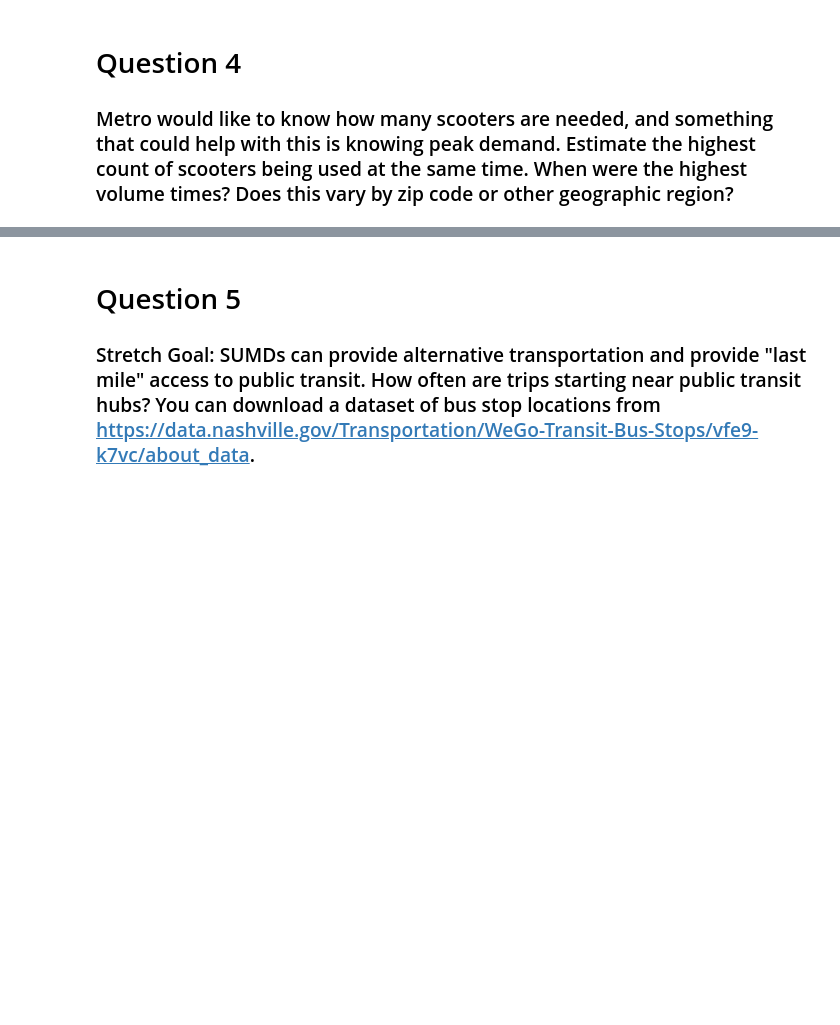
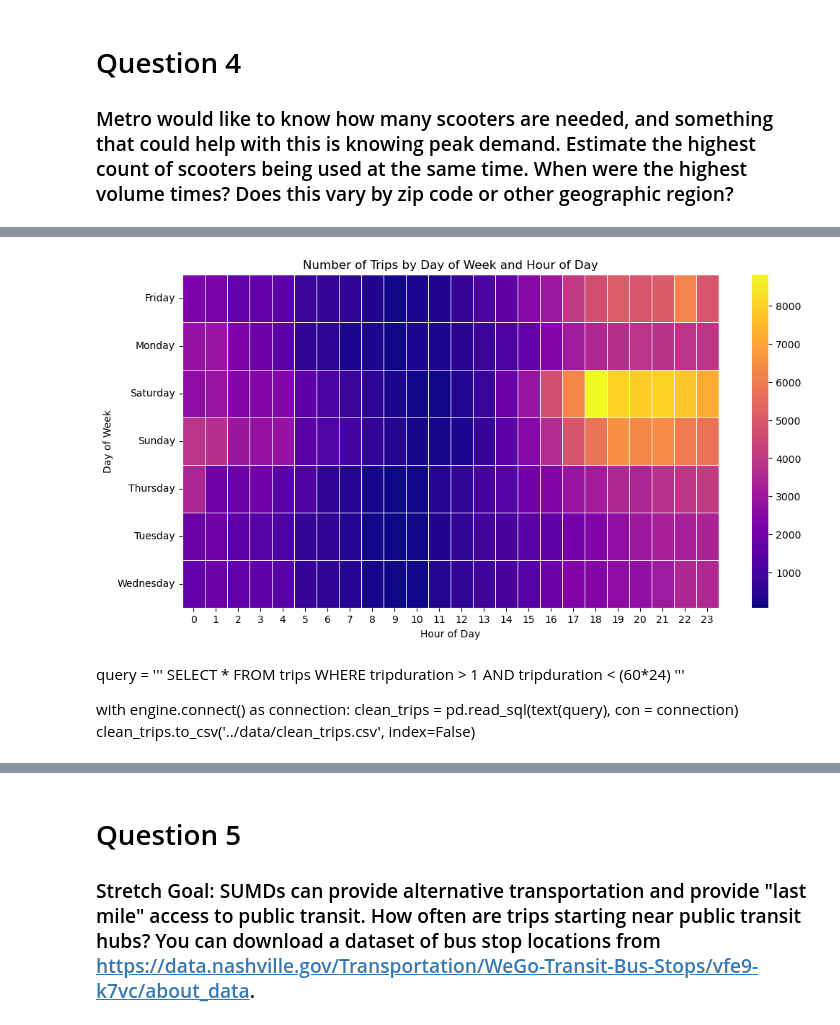
Before and after one commit to NSS-Data-Analytics-Cohort-11/scooters-no-pineapple, a Jupyter notebook: notebook/scooters.ipynb, the cells around one changed output, grey strips where cells are left out. Drawn from its saved outputs; the diff is of its cells as text; code cells hidden in the pictures; blank space fills up the shorter version.

```diff
--- a/notebook/scooters.ipynb
+++ b/notebook/scooters.ipynb
@@ -378,0 +399,25 @@ total_trips_days_by_company.head()
+# %%
+# Creating a heatmap to visualize trips by DOW and hour
+
+# Preparing data for heatmap
+pivot_table = dh.pivot_table(index='day', columns='hour', values='triprecordnum', aggfunc='sum')
+
+# Plotting the heatmap
+plt.figure(figsize=(12, 6))
+sns.heatmap(pivot_table, cmap='plasma', annot=False, fmt='g', linewidths=.5)
+plt.title('Number of Trips by Day of Week and Hour of Day')
+plt.xlabel('Hour of Day')
+plt.ylabel('Day of Week')
+plt.show()
+# %% [output]
+[figure, added]
+# %% [markdown]
+query = '''
+SELECT *
+FROM trips
+WHERE tripduration > 1 AND tripduration < (60*24)
+'''
+
+with engine.connect() as connection:
+    clean_trips = pd.read_sql(text(query), con = connection)
+clean_trips.to_csv('../data/clean_trips.csv', index=False)
```
Also changed, not shown: parts of 36 cells of this notebook.
